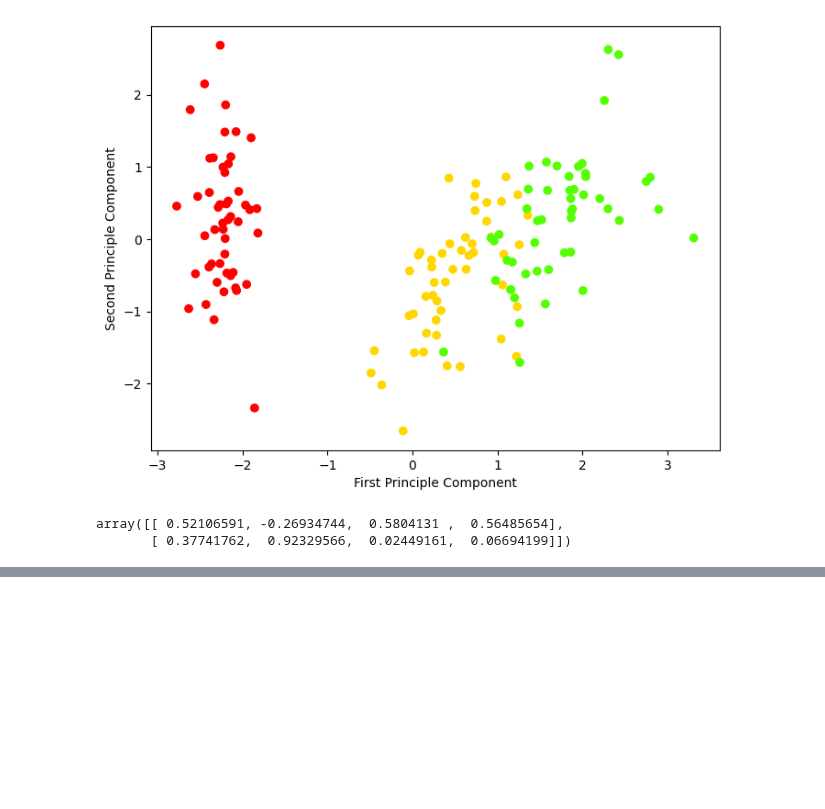
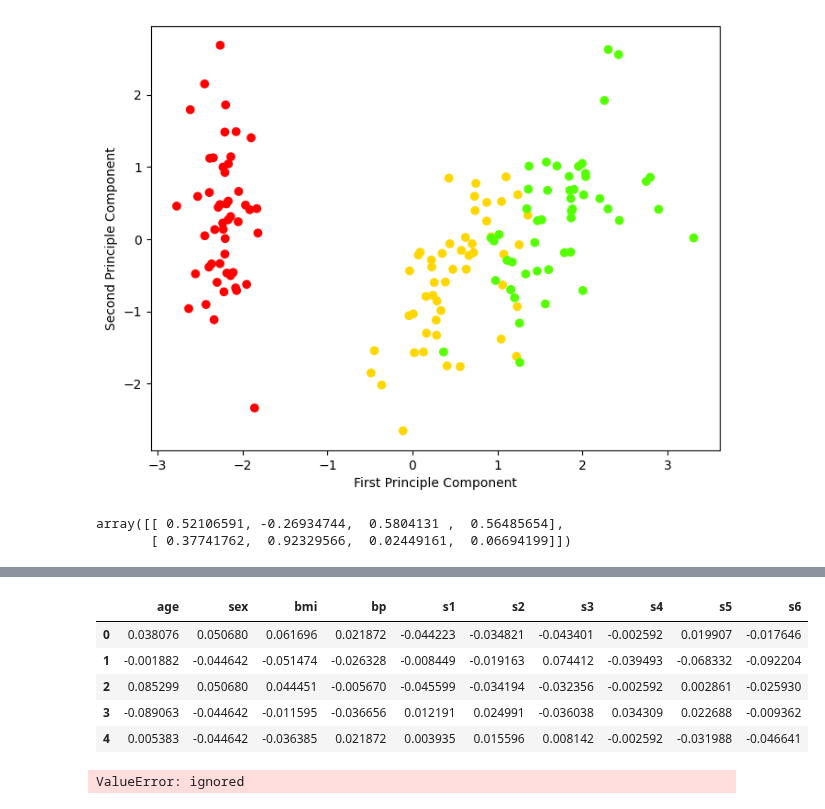
Before and after one commit to Guhan2348519/ADVANCED-ML-tasks, a Jupyter notebook: 2348519_lab6.ipynb, the cells around one changed output, grey strips where cells are left out. Drawn from its saved outputs; the diff is of its cells as text; code cells hidden in the pictures; blank space fills up the shorter version.

```diff
--- a/2348519_lab6.ipynb
+++ b/2348519_lab6.ipynb
@@ -303,0 +333,3 @@ ValueError: ignored
+# %%
+diabetes_data=load_diabetes()
+print(diabetes_data)
@@ -303,0 +354,10 @@ ValueError: ignored
+# %%
+df=pd.DataFrame(diabetes_data['data'],columns=diabetes_data['feature_names'])
+df.head()
+# %% [output]
+|  | age | sex | bmi | bp | s1 | s2 | s3 | s4 | s5 | s6 |
+| 0 | 0.038076 | 0.050680 | 0.061696 | 0.021872 | -0.044223 | -0.034821 | -0.043401 | -0.002592 | 0.019907 | -0.017646 |
+| 1 | -0.001882 | -0.044642 | -0.051474 | -0.026328 | -0.008449 | -0.019163 | 0.074412 | -0.039493 | -0.068332 | -0.092204 |
+| 2 | 0.085299 | 0.050680 | 0.044451 | -0.005670 | -0.045599 | -0.034194 | -0.032356 | -0.002592 | 0.002861 | -0.025930 |
+| 3 | -0.089063 | -0.044642 | -0.011595 | -0.036656 | 0.012191 | 0.024991 | -0.036038 | 0.034309 | 0.022688 | -0.009362 |
+| 4 | 0.005383 | -0.044642 | -0.036385 | 0.021872 | 0.003935 | 0.015596 | 0.008142 | -0.002592 | -0.031988 | -0.046641 |
@@ -303,0 +369,18 @@ ValueError: ignored
+# %%
+from sklearn.metrics import accuracy_score
+X_train, X_test, y_train, y_test = train_test_split(scaler_data, y, test_size=0.3, random_state=42)
+classifiers = [
+    ('K-Nearest Neighbors', KNeighborsClassifier()),
+    ('Decision Tree', DecisionTreeClassifier(random_state=42)),
+    ('Random Forest', RandomForestClassifier(random_state=42))
+]
+
+for clf_name, clf in classifiers:
+    print(f"{clf_name}:")
+    print("Before Dimensionality Reduction : ")
+    clf.fit(X_train, y_train)
+    y_pred = clf.predict(X_test)
+    acc_bef_reduction = accuracy_score(y_test, y_pred)
+    print(f"Accuracy Score: {acc_bef_reduction:.4f} ")
+# %% [output]
+ValueError: ignored
```
Also changed, not shown: parts of 6 cells of this notebook.
